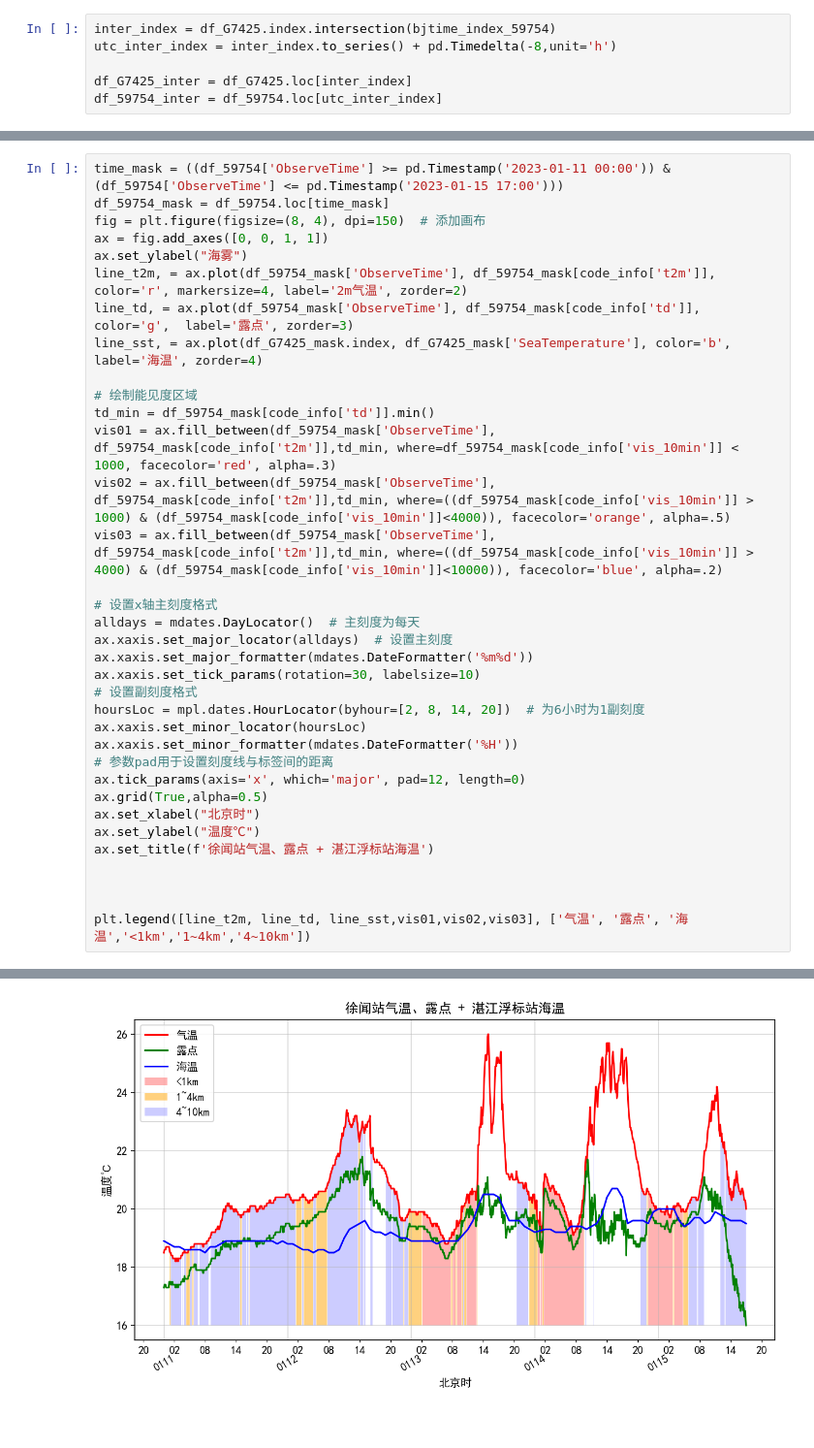
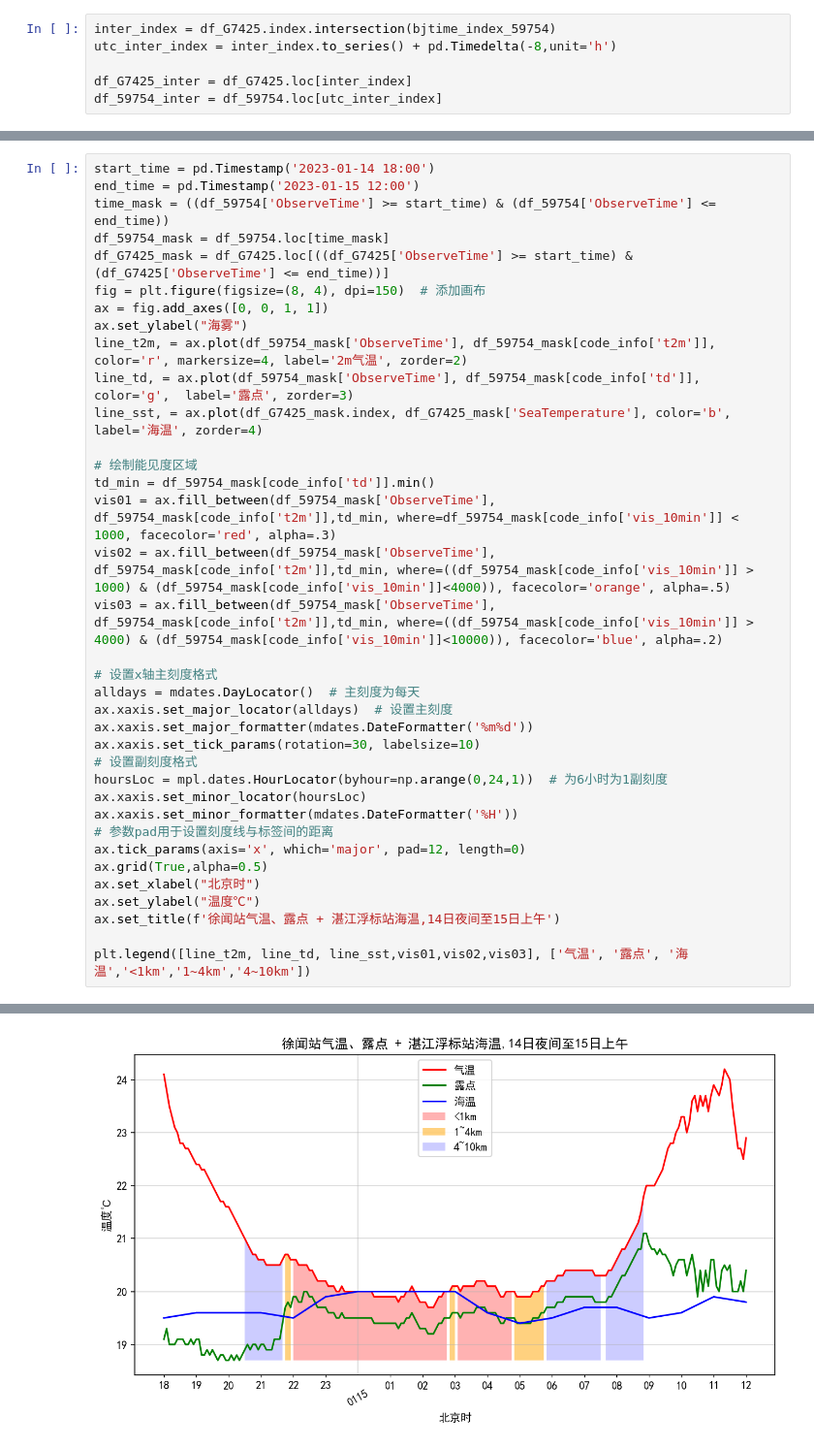
Before and after one commit to hanchyhill/python, a Jupyter notebook: seafog/src/statistics/2023/draw_fog_timeline.ipynb, the cells around one changed output, grey strips where cells are left out. Shown at 97% size. Drawn from its saved outputs; the diff is of its cells as text.

```diff
--- a/seafog/src/statistics/2023/draw_fog_timeline.ipynb
+++ b/seafog/src/statistics/2023/draw_fog_timeline.ipynb
@@ -128,38 +316,39 @@ df_59754_inter = df_59754.loc[utc_inter_index]
 # %%
-time_mask = ((df_59754['ObserveTime'] >= pd.Timestamp('2023-01-11 00:00')) & (df_59754['ObserveTime'] <= pd.Timestamp('2023-01-15 17:00')))
+start_time = pd.Timestamp('2023-01-14 18:00')
+end_time = pd.Timestamp('2023-01-15 12:00')
+time_mask = ((df_59754['ObserveTime'] >= start_time) & (df_59754['ObserveTime'] <= end_time))
 df_59754_mask = df_59754.loc[time_mask]
+df_G7425_mask = df_G7425.loc[((df_G7425['ObserveTime'] >= start_time) & (df_G7425['ObserveTime'] <= end_time))]
 fig = plt.figure(figsize=(8, 4), dpi=150)  # 添加画布
 ax = fig.add_axes([0, 0, 1, 1])
 ax.set_ylabel("海雾")
 line_t2m, = ax.plot(df_59754_mask['ObserveTime'], df_59754_mask[code_info['t2m']], color='r', markersize=4, label='2m气温', zorder=2)
 line_td, = ax.plot(df_59754_mask['ObserveTime'], df_59754_mask[code_info['td']], color='g',  label='露点', zorder=3)
 line_sst, = ax.plot(df_G7425_mask.index, df_G7425_mask['SeaTemperature'], color='b', label='海温', zorder=4)
 
 # 绘制能见度区域
 td_min = df_59754_mask[code_info['td']].min()
 vis01 = ax.fill_between(df_59754_mask['ObserveTime'], df_59754_mask[code_info['t2m']],td_min, where=df_59754_mask[code_info['vis_10min']] < 1000, facecolor='red', alpha=.3)
 vis02 = ax.fill_between(df_59754_mask['ObserveTime'], df_59754_mask[code_info['t2m']],td_min, where=((df_59754_mask[code_info['vis_10min']] > 1000) & (df_59754_mask[code_info['vis_10min']]<4000)), facecolor='orange', alpha=.5)
 vis03 = ax.fill_between(df_59754_mask['ObserveTime'], df_59754_mask[code_info['t2m']],td_min, where=((df_59754_mask[code_info['vis_10min']] > 4000) & (df_59754_mask[code_info['vis_10min']]<10000)), facecolor='blue', alpha=.2)
 
 # 设置x轴主刻度格式
 alldays = mdates.DayLocator()  # 主刻度为每天
 ax.xaxis.set_major_locator(alldays)  # 设置主刻度
 ax.xaxis.set_major_formatter(mdates.DateFormatter('%m%d'))
 ax.xaxis.set_tick_params(rotation=30, labelsize=10)
 # 设置副刻度格式
-hoursLoc = mpl.dates.HourLocator(byhour=[2, 8, 14, 20])  # 为6小时为1副刻度
+hoursLoc = mpl.dates.HourLocator(byhour=np.arange(0,24,1))  # 为6小时为1副刻度
 ax.xaxis.set_minor_locator(hoursLoc)
 ax.xaxis.set_minor_formatter(mdates.DateFormatter('%H'))
 # 参数pad用于设置刻度线与标签间的距离
 ax.tick_params(axis='x', which='major', pad=12, length=0)
 ax.grid(True,alpha=0.5)
 ax.set_xlabel("北京时")
 ax.set_ylabel("温度℃")
-ax.set_title(f'徐闻站气温、露点 + 湛江浮标站海温')
-
-
+ax.set_title(f'徐闻站气温、露点 + 湛江浮标站海温,14日夜间至15日上午')
 
 plt.legend([line_t2m, line_td, line_sst,vis01,vis02,vis03], ['气温', '露点', '海温','<1km','1~4km','4~10km'])
 # %% [output]
 <matplotlib.legend.Legend at 0x...>
-[figure, old version]
+[figure, new version]
```
Also changed, not shown: parts of 5 cells of this notebook.
